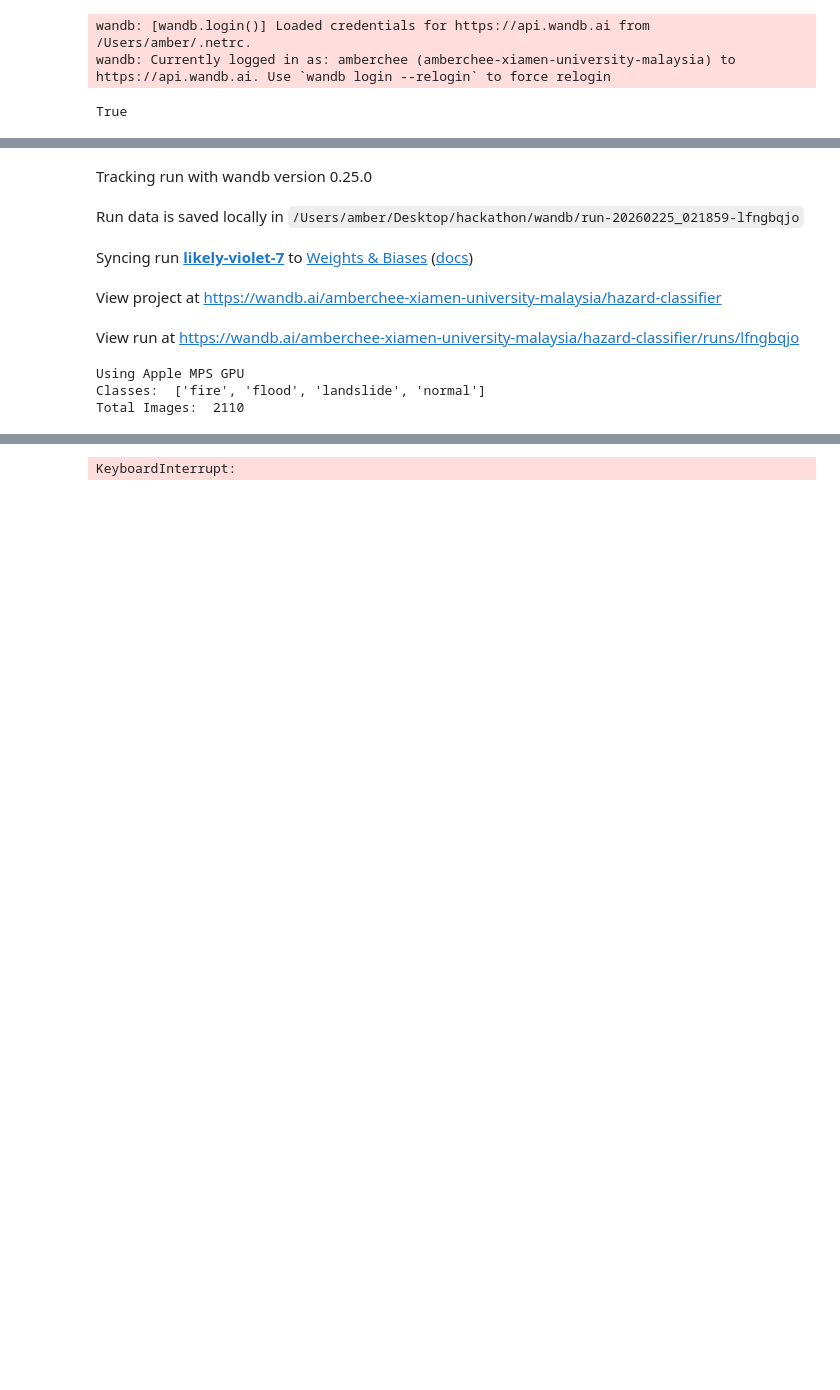
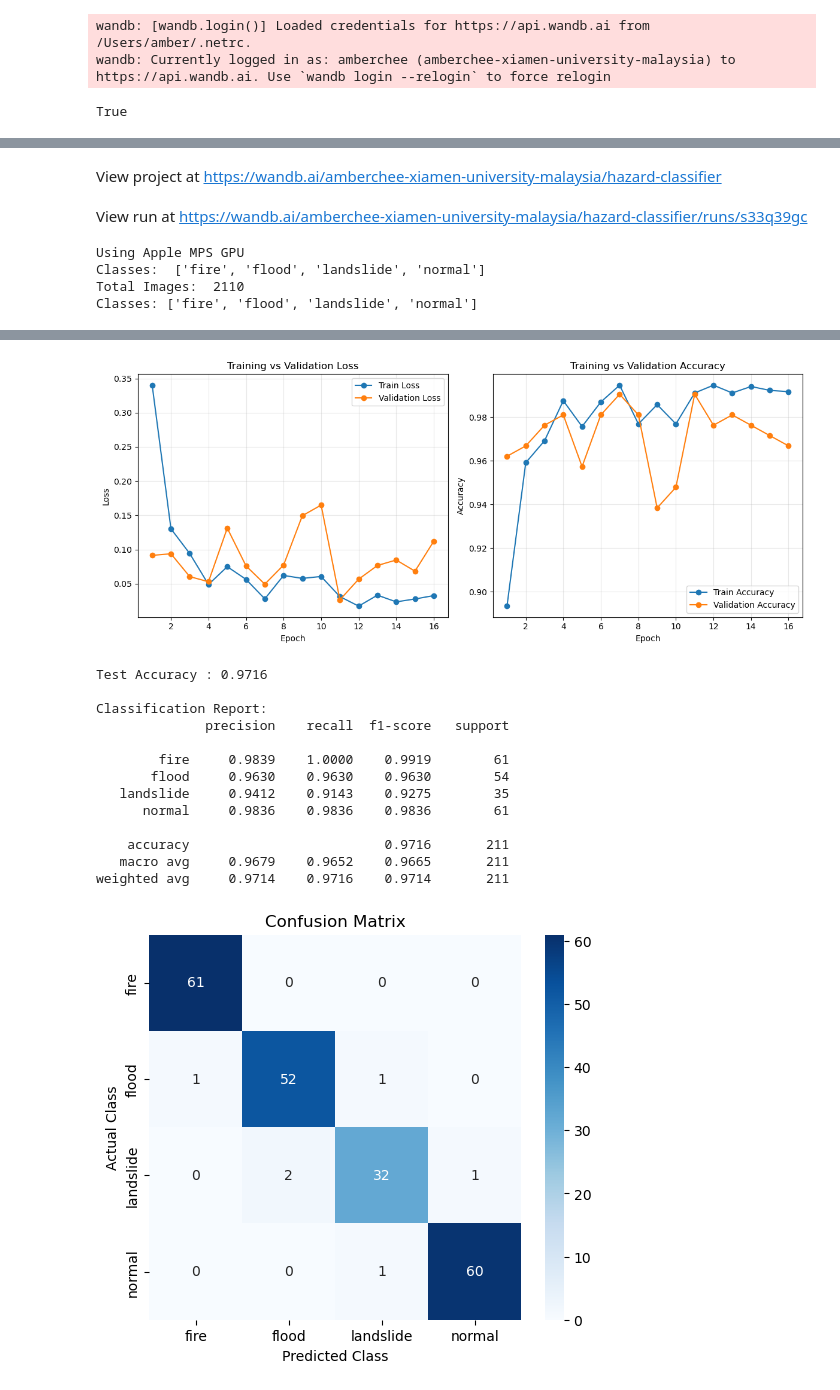
Before and after one commit to deettoh/disaster-readiness, a Jupyter notebook: ai/classification/notebook/classification_model.ipynb, the cells around one changed output, grey strips where cells are left out. Cells and saved outputs as stored; diff of their text form; code cells hidden in the pictures; blank space fills up the shorter version.

Commit message:
feat(ai): add finalized hazard classification model

```diff
--- a/ai/classification/notebook/classification_model.ipynb
+++ b/ai/classification/notebook/classification_model.ipynb
@@ -51,5 +48,5 @@ View run at https://wandb.ai/amberchee-xiamen-university-malaysia/hazard_classif
 # %%
-DATASET_PATH = "./hazard_dataset"
+DATASET_PATH = "/Users/amber/Desktop/hackathon/hazard_dataset"
 batch_size = 32
 epochs = 30
 lr = 0.001
@@ -196,31 +295,42 @@ def evaluate_model(model, test_loader, device):
 # %%
 def main():
-    wandb.init(project="hazard-classifier")
+    wandb.init(project="hazard-classifier", name = "version1")
 
     if torch.backends.mps.is_available():
-      device = torch.device("mps")
-      print("Using Apple MPS GPU")
+        device = torch.device("mps")
+        print("Using Apple MPS GPU")
 
     elif torch.cuda.is_available():
-      device = torch.device("cuda")
-      print("Using CUDA GPU")
+        device = torch.device("cuda")
+        print("Using CUDA GPU")
 
     else:
-      device = torch.device("cpu")
-      print("Using CPU")
+        device = torch.device("cpu")
+        print("Using CPU")
 
     train_loader, val_loader, test_loader, class_names = load_datasets(DATASET_PATH)
 
+    print(f"Classes: {class_names}")
+
     model = build_efficientnet(len(class_names), device)
-    model = model.to(device)
-    model = model.float()
+    model = model.to(device).float()
 
-    train_model(model, train_loader, val_loader, device)
+    train_losses, val_losses, train_accs, val_accs = train_model(
+        model,
+        train_loader,
+        val_loader,
+        device
+    )
 
-    evaluate_model(model, test_loader, device)
+    accuracyloss_curves(train_losses, val_losses, train_accs, val_accs)
 
-    torch.save(model.state_dict(), "hazard_model.pth")
-    wandb.save("hazard_model.pth")
+    evaluate_model(
+        model,
+        test_loader,
+        device,
+        class_names,
+        model_path= "/Users/amber/Desktop/hackathon/disaster-readiness/ai/classification/notebook/best_model.pth"
+    )
 
 if __name__ == "__main__":
     main()
@@ -235,8 +342,6 @@ Find logs at: ./wandb/run-20260225_021853-rw8pedje/logs
-Tracking run with wandb version 0.25.0
+View project at https://wandb.ai/amberchee-xiamen-university-malaysia/hazard-classifier
-Run data is saved locally in /Users/amber/Desktop/hackathon/wandb/run-20260225_021859-lfngbqjo
+View run at https://wandb.ai/amberchee-xiamen-university-malaysia/hazard-classifier/runs/s33q39gc
-Syncing run likely-violet-7 to Weights & Biases (docs)
-View project at https://wandb.ai/amberchee-xiamen-university-malaysia/hazard-classifier
-View run at https://wandb.ai/amberchee-xiamen-university-malaysia/hazard-classifier/runs/lfngbqjo
 Using Apple MPS GPU
 Classes:  ['fire', 'flood', 'landslide', 'normal']
 Total Images:  2110
+Classes: ['fire', 'flood', 'landslide', 'normal']
@@ -247 +365,15 @@ Epoch 4/30 | Train Acc: 0.9650 | Train Loss: 0.1025 | Val Loss: 0.0000 | Val Acc
+[figure, added]
-KeyboardInterrupt:
+Test Accuracy : 0.9716
+
+Classification Report:
+              precision    recall  f1-score   support
+
+        fire     0.9839    1.0000    0.9919        61
+       flood     0.9630    0.9630    0.9630        54
+   landslide     0.9412    0.9143    0.9275        35
+      normal     0.9836    0.9836    0.9836        61
+
+    accuracy                         0.9716       211
+   macro avg     0.9679    0.9652    0.9665       211
+weighted avg     0.9714    0.9716    0.9714       211
+[figure, added]
```
Also changed, not shown: parts of 6 cells of this notebook, 2 other files.
